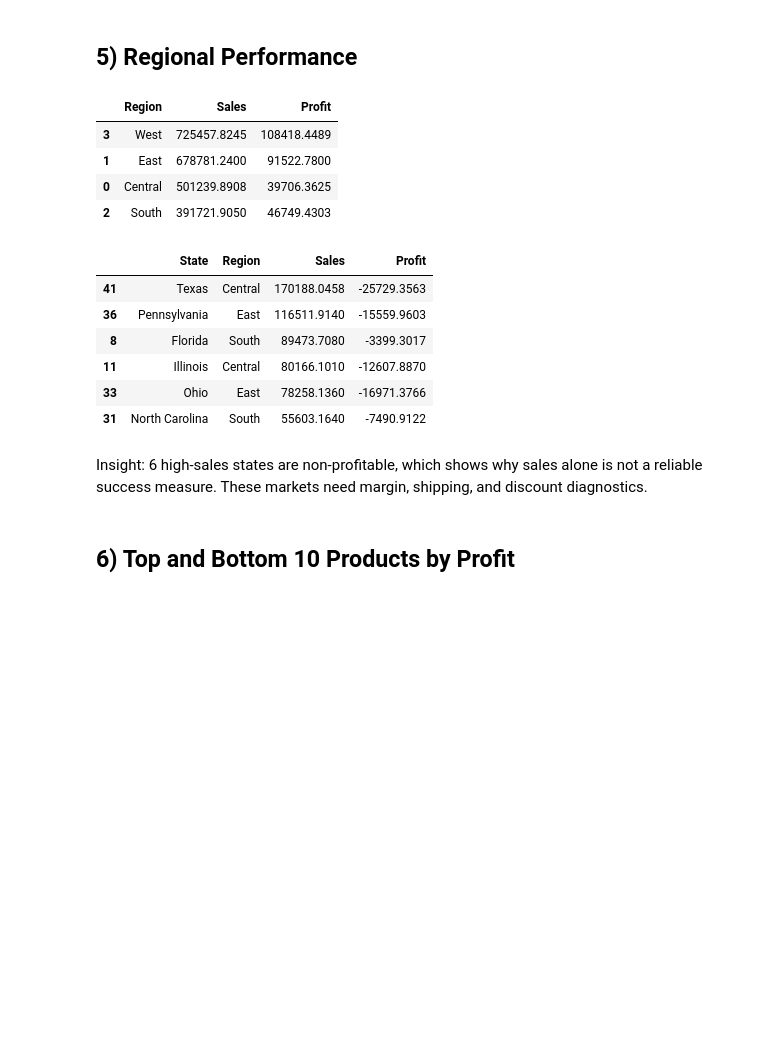
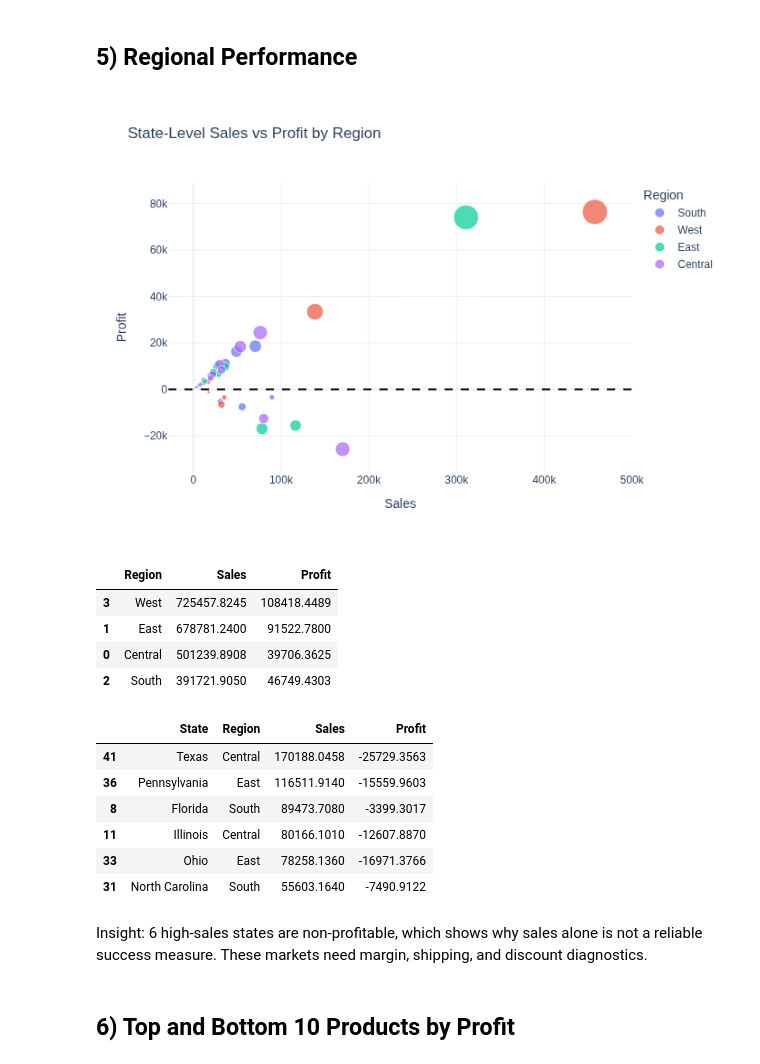
Before and after one commit to Anshuman-Tripathi-minato/superstore-analysis, a Jupyter notebook: notebooks/superstore_analysis.ipynb, the cells around one changed output. Drawn from its saved outputs; the diff is of its cells as text; code cells hidden in the pictures; blank space fills up the shorter version.

```diff
--- a/notebooks/superstore_analysis.ipynb
+++ b/notebooks/superstore_analysis.ipynb
@@ -218,34 +226,35 @@ Insight: the profit response to discount is noisy and may vary by category, so b
 # -----------------------------
 # 5) Regional and state performance
 # -----------------------------
 region_perf = df.groupby('Region', as_index=False).agg({'Sales': 'sum', 'Profit': 'sum'}).sort_values('Sales', ascending=False)
 state_perf = df.groupby(['State', 'Region'], as_index=False).agg({'Sales': 'sum', 'Profit': 'sum'})
 
 fig_region = px.scatter(
     state_perf,
     x='Sales',
     y='Profit',
     color='Region',
     size=np.abs(state_perf['Profit']) + 1,
     hover_name='State',
     title='State-Level Sales vs Profit by Region',
     template='plotly_white'
 )
 fig_region.add_hline(y=0, line_dash='dash', line_color='black')
-fig_region.show()
+display_plot(fig_region)
 
 display(region_perf)
 
 # Find mismatch: high sales but low or negative profit states
 sales_cutoff = state_perf['Sales'].quantile(0.75)
 mismatch = state_perf[(state_perf['Sales'] >= sales_cutoff) & (state_perf['Profit'] <= 0)].sort_values('Sales', ascending=False)
 display(mismatch.head(10))
 
 display(Markdown(
     f"Insight: {len(mismatch)} high-sales states are non-profitable, which shows why sales alone is not a reliable success measure. "
     "These markets need margin, shipping, and discount diagnostics."
 ))
 # %% [output]
+[figure, added]
 |  | Region | Sales | Profit |
 | 3 | West | 725457.8245 | 108418.4489 |
 | 1 | East | 678781.2400 | 91522.7800 |
```
Also changed, not shown: parts of 6 cells of this notebook.
